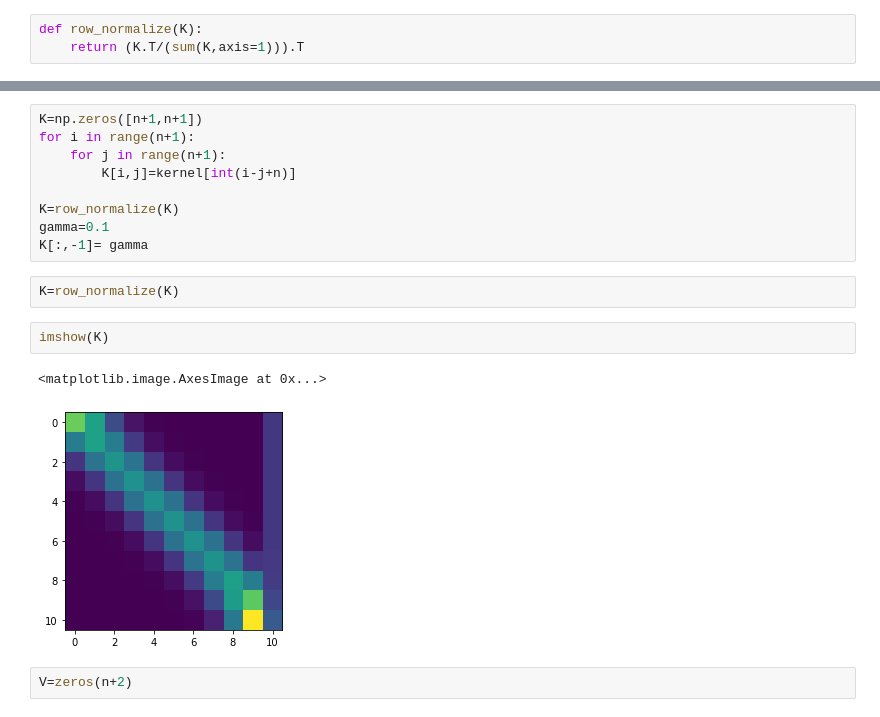
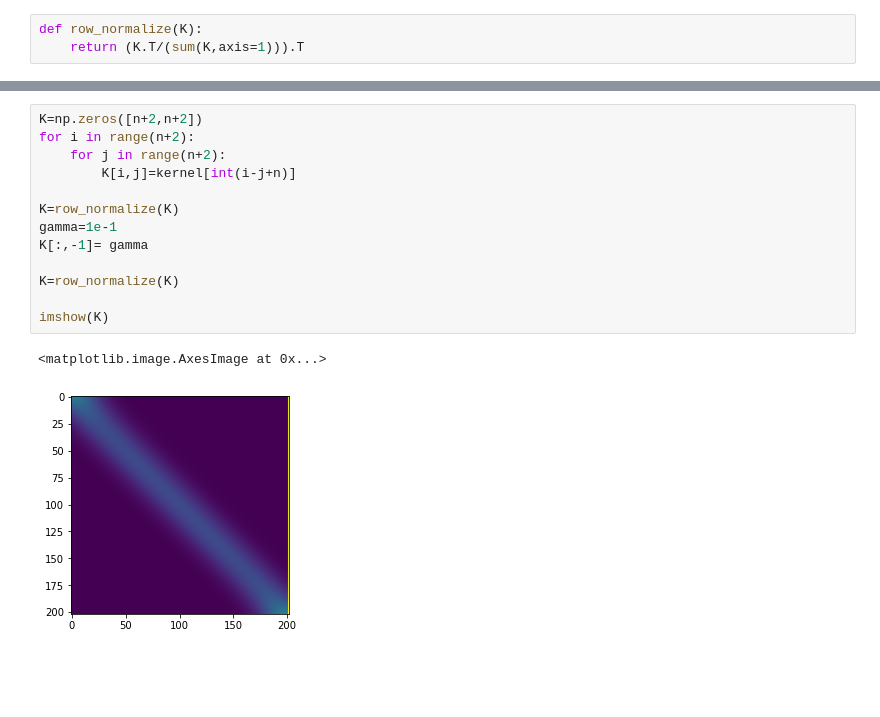
Before and after one commit to AndOslandsbotn/Multi-res-voltage-prop-exp, a Jupyter notebook: Yoav/Yoav.ipynb, the cells around one changed output, grey strips where cells are left out. Cells and saved outputs as stored; diff of their text form; blank space fills up the shorter version.

```diff
--- a/Yoav/Yoav.ipynb
+++ b/Yoav/Yoav.ipynb
@@ -25,18 +29,16 @@ kernel.shape
 # %%
-K=np.zeros([n+1,n+1])
-for i in range(n+1):
-    for j in range(n+1):
+K=np.zeros([n+2,n+2])
+for i in range(n+2):
+    for j in range(n+2):
         K[i,j]=kernel[int(i-j+n)]
 
 K=row_normalize(K)
-gamma=0.1
+gamma=1e-1
 K[:,-1]= gamma
+
+K=row_normalize(K)
+
+imshow(K)
+# %% [output]
+<matplotlib.image.AxesImage at 0x...>
+[figure, added]
-# %%
-K=row_normalize(K)
-# %%
-imshow(K)
-# %% [output]
-<matplotlib.image.AxesImage at 0x...>
-[figure, removed]
-# %%
-V=zeros(n+2)
```
Also changed, not shown: parts of 4 cells of this notebook.
